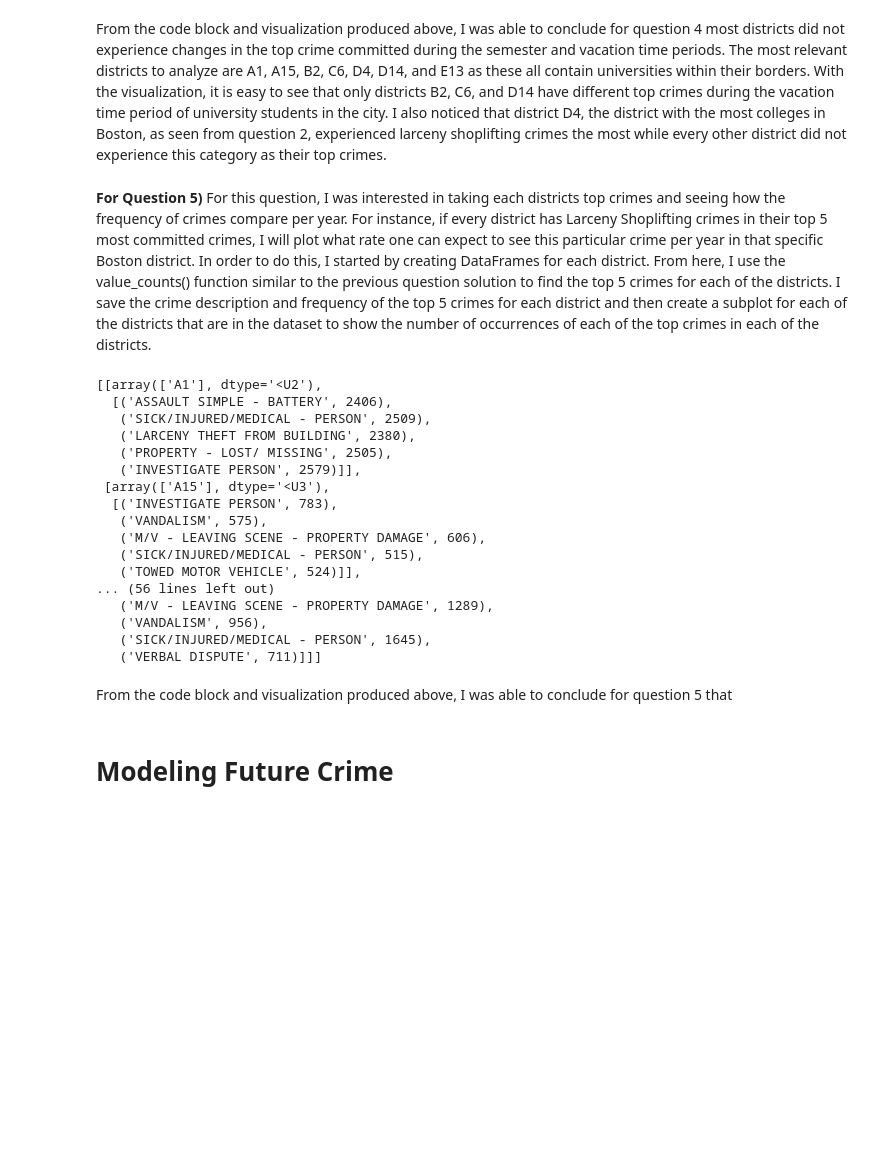
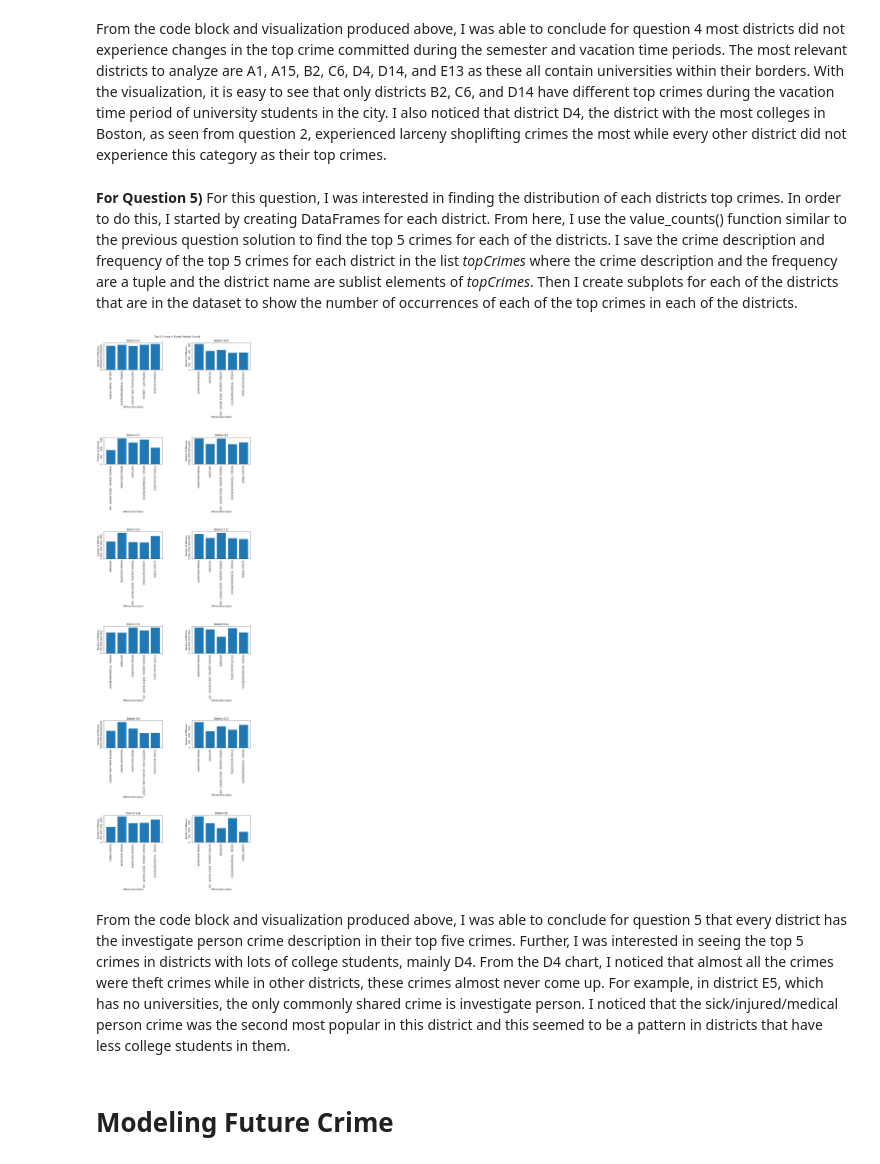
Before and after one commit to Charliek29/Charliek29, a Jupyter notebook: FinalProject.ipynb, the cells around one changed output. Cells and saved outputs as stored; diff of their text form; code cells hidden in the pictures; blank space fills up the shorter version.

Commit message:
Finished question 5 desc, visual, and analysis. EDA section completed.

```diff
--- a/FinalProject.ipynb
+++ b/FinalProject.ipynb
@@ -348,59 +348,68 @@ plt.legend(legend_elements,colorDesc.keys(), loc='upper right', bbox_to_anchor=(
 # %% [markdown]
 From the code block and visualization produced above, I was able to conclude for question 4 most districts did not experience changes in the top crime committed during the semester and vacation time periods. The most relevant districts to analyze are A1, A15, B2, C6, D4, D14, and E13 as these all contain universities within their borders. With the visualization, it is easy to see that only districts B2, C6, and D14 have different top crimes during the vacation time period of university students in the city. I also noticed that district D4, the district with the most colleges in Boston, as seen from question 2, experienced larceny shoplifting crimes the most while every other district did not experience this category as their top crimes.
 # %% [markdown]
-**For Question 5)** For this question, I was interested in taking each districts top crimes and seeing how the frequency of crimes compare per year. For instance, if every district has Larceny Shoplifting crimes in their top 5 most committed crimes, I will plot what rate one can expect to see this particular crime per year in that specific Boston district. In order to do this, I started by creating DataFrames for each district. From here, I use the value_counts() function similar to the previous question solution to find the top 5 crimes for each of the districts. I save the crime description and frequency of the top 5 crimes for each district and then create a subplot for each of the districts that are in the dataset to show the number of occurrences of each of the top crimes in each of the districts.
+**For Question 5)** For this question, I was interested in finding the distribution of each districts top crimes. In order to do this, I started by creating DataFrames for each district. From here, I use the value_counts() function similar to the previous question solution to find the top 5 crimes for each of the districts. I save the crime description and frequency of the top 5 crimes for each district in the list *topCrimes* where the crime description and the frequency are a tuple and the district name are sublist elements of *topCrimes*. Then I create subplots for each of the districts that are in the dataset to show the number of occurrences of each of the top crimes in each of the districts.
 # %%
 # Question 5 Code
 # Get the districts in the dataset, removing the nan and External districts since they are not relevant
 districts = np.unique(list(dfSemester['DISTRICT']))[:-2]
 
 # Create dictionary to store crime description and frequencies for each district
 topCrimes = []
 for district in districts:
     currDF = data[data['DISTRICT']==district]
     # find frequencies of offenses
     counts = currDF['OFFENSE_CODE'].value_counts()
     # gets top 5 crimes for district
     top5 = counts.iloc[:5].index[:]
     # extracts offense descriptions for top 5 crimes
     crimeDesc = currDF[currDF['OFFENSE_CODE'].isin(top5)]
     crimeDesc = crimeDesc[['OFFENSE_DESCRIPTION','OFFENSE_CODE']]
     # find the first 5 unique offense_codes and get the offense_description to match
     descCode = []
     # get crime and frequency then store in topCrimes
     crimeFreq = []
     for index, row in crimeDesc.iterrows():
         if len(descCode) == 5:
             break
         if (row['OFFENSE_DESCRIPTION'], row['OFFENSE_CODE']) not in descCode:
             descCode.append((row['OFFENSE_DESCRIPTION'], row['OFFENSE_CODE']))
 
             crimeFreq.append((row['OFFENSE_DESCRIPTION'],counts[0:5].loc[(row['OFFENSE_CODE'])]))
 
     currDistrict = np.unique(list(currDF['DISTRICT']))
     topCrimes.append([currDistrict,crimeFreq])
 
-topCrimes
+
+fig, axs = plt.subplots(round(len(topCrimes)/2), 2, figsize=(10, 25))
+fig.tight_layout(pad=3.0)
+fig.suptitle('Top 5 Crimes in Every Boston District')
+for index, district in enumerate(topCrimes):
+    dName = district[0] # get district name
+    crimes = district[1] # get crime desc and frequencies
+    # unpack the tuple in crimes
+    crimeDesc = [tup[0] for tup in crimes]
+    crimeFreq = [tup[1] for tup in crimes]
+    # Compute proper row and col for current index
+    row = index//2
+    col = index%2
+    # make subplot
+    axs[row,col].bar(crimeDesc,crimeFreq)
+    axs[row,col].set_title(f'District {dName[0]}')
+    axs[row,col].set_xlabel('Offense Description')
+    axs[row,col].set_ylabel('Number of Offenses')
+    axs[row,col].tick_params(labelrotation=90)
+
+plt.subplots_adjust(left=0,
+                    bottom=-0.4,
+                    right=1,
+                    top=0.96,
+                    wspace=0.5,
+                    hspace=2.5)
 # %% [output]
-[[array(['A1'], dtype='<U2'),
-  [('ASSAULT SIMPLE - BATTERY', 2406),
-   ('SICK/INJURED/MEDICAL - PERSON', 2509),
-   ('LARCENY THEFT FROM BUILDING', 2380),
-   ('PROPERTY - LOST/ MISSING', 2505),
-   ('INVESTIGATE PERSON', 2579)]],
- [array(['A15'], dtype='<U3'),
-  [('INVESTIGATE PERSON', 783),
-   ('VANDALISM', 575),
-   ('M/V - LEAVING SCENE - PROPERTY DAMAGE', 606),
-   ('SICK/INJURED/MEDICAL - PERSON', 515),
-   ('TOWED MOTOR VEHICLE', 524)]],
-... (56 lines left out)
-   ('M/V - LEAVING SCENE - PROPERTY DAMAGE', 1289),
-   ('VANDALISM', 956),
-   ('SICK/INJURED/MEDICAL - PERSON', 1645),
-   ('VERBAL DISPUTE', 711)]]]
+[figure, added]
 # %% [markdown]
-From the code block and visualization produced above, I was able to conclude for question 5 that
+From the code block and visualization produced above, I was able to conclude for question 5 that every district has the investigate person crime description in their top five crimes. Further, I was interested in seeing the top 5 crimes in districts with lots of college students, mainly D4. From the D4 chart, I noticed that almost all the crimes were theft crimes while in other districts, these crimes almost never come up. For example, in district E5, which has no universities, the only commonly shared crime is investigate person. I noticed that the sick/injured/medical person crime was the second most popular in this district and this seemed to be a pattern in districts that have less college students in them.
 # %% [markdown]
 # Modeling Future Crime
 # %% [markdown]
```
Also changed, not shown: parts of 1 cell of this notebook.
